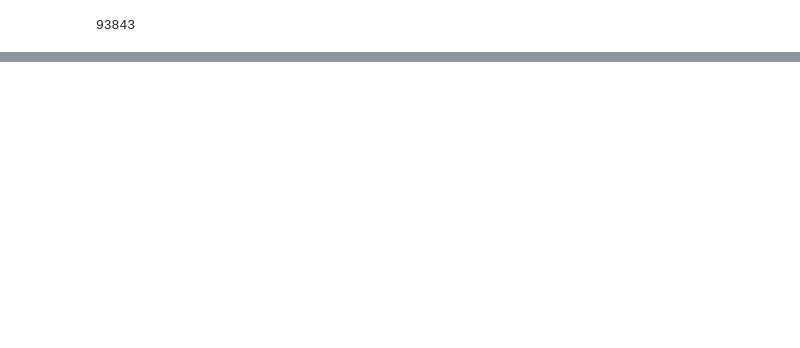
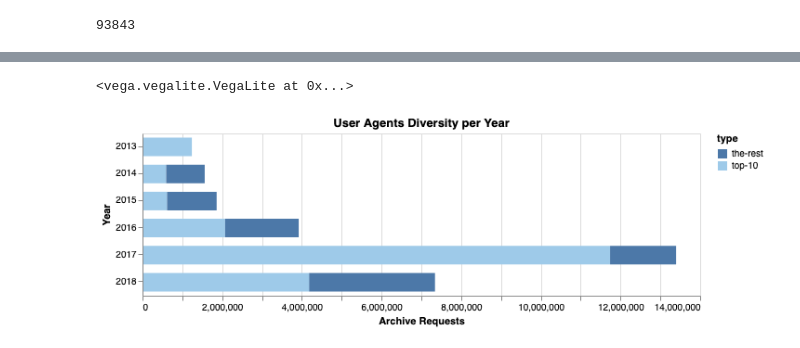
Before and after one commit to edsu/spn, a Jupyter notebook: notebooks/UserAgents.ipynb, the cells around one changed output, grey strips where cells are left out. Saved outputs shown, nothing was run; the diff lists cells and outputs as text; code cells hidden in the pictures; blank space fills up the shorter version.

Commit message:
altair vis

```diff
--- a/notebooks/UserAgents.ipynb
+++ b/notebooks/UserAgents.ipynb
@@ -21,9 +43,10 @@ Let's create a function that will run a Spark job to get the User-Agent counts f
 # %%
-import glob
 import pandas
 
+from glob import glob
+
 def get_year(year):
-    warc_files = glob.glob('warcs/liveweb-{}*/*.warc.gz'.format(year))
+    warc_files = glob('warcs/liveweb-{}*/*.warc.gz'.format(year))
     warcs = sc.parallelize(warc_files)
     output = warcs.mapPartitions(ua)
     return output.countByValue()
@@ -74,3 +220,0 @@ ModuleNotFoundError: No module named 'ua_parser'
-# %%
-df = df.sort_values(by='2018', ascending=False)
-df['2018'].head(20)
@@ -94,0 +223,17 @@ Name: 2018, dtype: float64
+# %%
+ratios = {'bucket': [], 'year': [], 'requests': []}
+
+for year in range(2013, 2019):
+    y = str(year)
+    dfy = df.sort_values(by=y, ascending=False)
+
+    ratios['year'].append(y)
+    ratios['bucket'].append('top-10')
+    ratios['requests'].append(dfy[y].head(10).sum())
+
+    ratios['year'].append(y)
+    ratios['bucket'].append('the-rest')
+    ratios['requests'].append(dfy[y][10:].sum())
+
+ratios = pandas.DataFrame(ratios)
+ratios.head()
@@ -94,0 +247,18 @@ Name: 2018, dtype: float64
+# %%
+import altair
+altair.renderers.enable('notebook')
+
+chart = altair.Chart(ratios).mark_bar(size=20).encode(
+    altair.X('sum(requests)', title='Archive Requests'),
+    altair.Y('year', title='Year'),
+    altair.Color('bucket', title='type', scale=altair.Scale(scheme='tableau20'))
+)
+chart = chart.properties(
+    width=600,
+    height=175,
+    title='User Agents Diversity per Year'
+)
+chart
+# %% [output]
+<vega.vegalite.VegaLite at 0x...>
+[figure, added]
```
Also changed, not shown: parts of 29 cells of this notebook, 3 other files.
